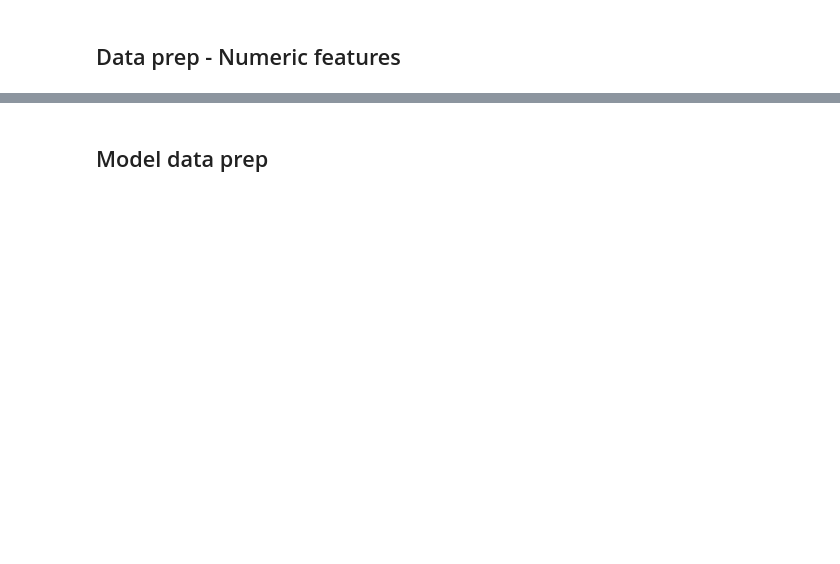
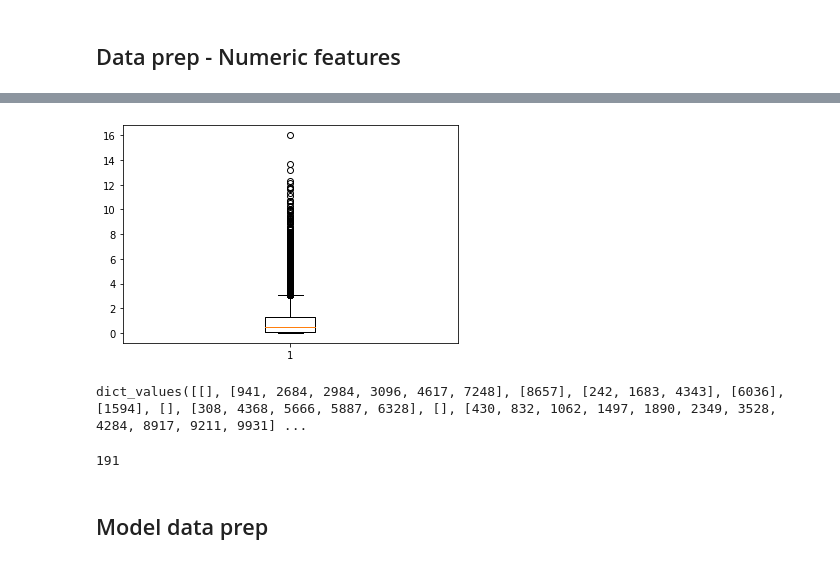
Before and after one commit to nattzza/AutoML-Data-Challenge, a Jupyter notebook: KaggleDataChallenge.ipynb, the cells around one changed output, grey strips where cells are left out. Drawn from its saved outputs; the diff is of its cells as text; code cells hidden in the pictures; blank space fills up the shorter version.

Commit message:
With outliers detection

```diff
--- a/KaggleDataChallenge.ipynb
+++ b/KaggleDataChallenge.ipynb
@@ -23,4 +23,9 @@ from sklearn.model_selection import cross_val_score
 from sklearn.metrics import f1_score
 # %% [markdown]
 ## Load Data
+# %%
+google_drive_path = "/content/drive/MyDrive/0_data/data_challenge/"
+X_train_name = "features_train.csv"
+y_train_name = "target_train.csv"
+X_test_name = "features_test.csv"
 # %%
@@ -36,7 +41,7 @@ y_train.head()
 | 3 | 1 |
 | 4 | 2 |
 # %%
-X_train = pd.read_csv("/content/drive/MyDrive/0_data/data_challenge/features_train.csv", index_col="Id").reset_index(drop=True)
+X_train = pd.read_csv(google_drive_path + X_train_name, index_col="Id").reset_index(drop=True)
 X_train.head()
 # %% [output]
 |  | 0 | 1 | 2 | 3 | 4 | 5 | 6 | 7 | 8 | 9 | 10 | ... |
@@ -103,0 +107,6 @@ df.describe()
+# %%
+fig, ax = plt.subplots()
+
+ax.boxplot(X_train["0"]);
+# %% [output]
+[figure, added]
@@ -103,0 +124,4 @@ df.describe()
+# %%
+outliers_col.values()
+# %% [output]
+dict_values([[], [941, 2684, 2984, 3096, 4617, 7248], [8657], [242, 1683, 4343], [6036], [1594], [], [308, 4368, 5666, 5887, 6328], [], [430, 832, 1062, 1497, 1890, 2349, 3528, 4284, 8917, 9211, 9931] ...
@@ -104,3 +134,8 @@ df.describe()
+# %%
+outliers_list = list(set(outliers_list))
+len(outliers_list)
+# %% [output]
+191
 # %% [markdown]
 ## Model data prep
 # %%
```
Also changed, not shown: parts of 13 cells of this notebook.
